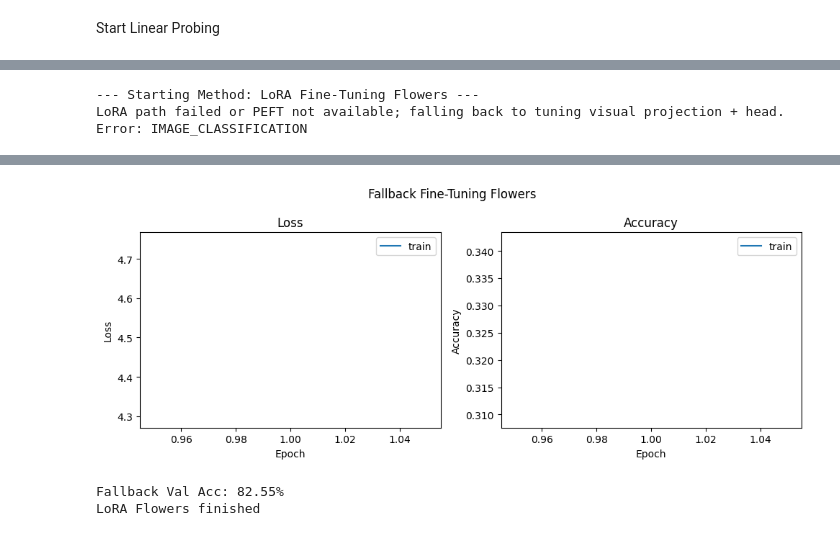
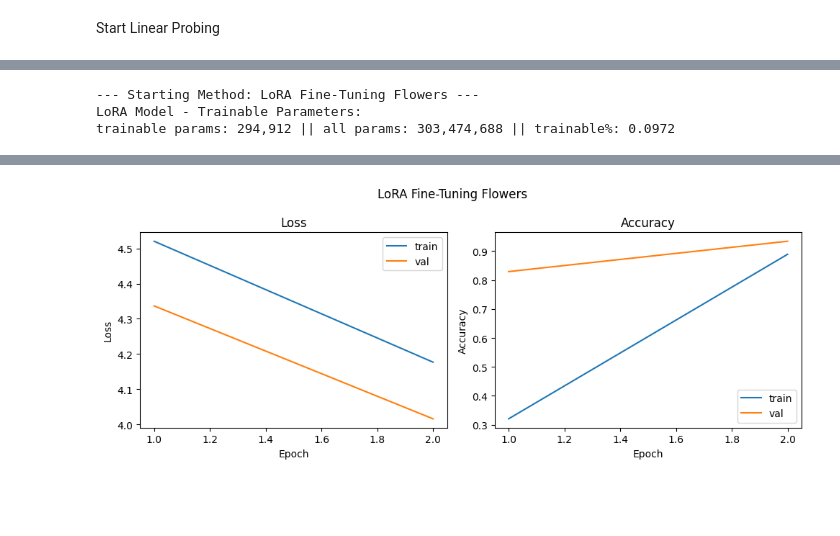
Before and after one commit to abattada/CLIP_HW, a Jupyter notebook: Task2.ipynb, the cells around one changed output, grey strips where cells are left out. Drawn from its saved outputs; the diff is of its cells as text; code cells hidden in the pictures; blank space fills up the shorter version.

```diff
--- a/Task2.ipynb
+++ b/Task2.ipynb
@@ -104,11 +105,11 @@ os.environ["TOKENIZERS_PARALLELISM"] = "false"
 # some settings
 DEVICE = "cuda" if torch.cuda.is_available() else "cpu"
 MODEL_ID = "openai/clip-vit-large-patch14" # pre-trained CLIP model (ViT-L/14)
-BATCH_SIZE = 256 # adjust based on your GPU memory
+LINEAR_BATCH_SIZE = 512 # adjust based on your GPU memory
+FINE_BATCH_SIZE   = 8  # adjust based on your GPU memory
 NUM_WORKERS = 8
-gradient_accumulation_steps = 1 # adjust based on your GPU memory
 # For Linear Probe & LoRA
-NUM_EPOCHS = 1
+NUM_EPOCHS = 2
 print(f"Using device: {DEVICE}")
 
 
@@ -170,7 +171,7 @@ print(f"Total test samples (Flowers102): {len(flowers102_test_dts)}")  # 6149
 
 flowers102_train_loader = DataLoader(
     flowers102_train_dts,
-    batch_size=BATCH_SIZE,
+    batch_size=LINEAR_BATCH_SIZE,
     shuffle=True,
     num_workers=NUM_WORKERS,
     pin_memory=True,
@@ -178,7 +179,7 @@ flowers102_train_loader = DataLoader(
 
 flowers102_val_loader = DataLoader(
     flowers102_val_dts,
-    batch_size=BATCH_SIZE,
+    batch_size=LINEAR_BATCH_SIZE,
     shuffle=False,
     num_workers=NUM_WORKERS,
     pin_memory=True,
@@ -186,7 +187,7 @@ flowers102_val_loader = DataLoader(
 
 flowers102_test_loader = DataLoader(
     flowers102_test_dts,
-    batch_size=BATCH_SIZE,
+    batch_size=LINEAR_BATCH_SIZE,
     shuffle=False,
     num_workers=NUM_WORKERS,
     pin_memory=True,
@@ -285,7 +286,7 @@ def hf_collate_fn(batch):
 from torch.utils.data import DataLoader
 cub_bird_train_loader = DataLoader(
     cub_bird_train_dts,
-    batch_size=BATCH_SIZE,
+    batch_size=LINEAR_BATCH_SIZE,
     shuffle=True,
     num_workers=NUM_WORKERS,
     pin_memory=True,
@@ -294,7 +295,7 @@ cub_bird_train_loader = DataLoader(
 
 cub_bird_val_loader = DataLoader(
     cub_bird_val_dts,
-    batch_size=BATCH_SIZE,
+    batch_size=LINEAR_BATCH_SIZE,
     shuffle=False,
     num_workers=NUM_WORKERS,
     pin_memory=True,
@@ -303,7 +304,7 @@ cub_bird_val_loader = DataLoader(
 
 cub_bird_test_loader = DataLoader(
     cub_bird_test_dts,
-    batch_size=BATCH_SIZE,
+    batch_size=LINEAR_BATCH_SIZE,
     shuffle=False,
     num_workers=NUM_WORKERS,
     pin_memory=True,
@@ -334,6 +335,21 @@ Parakeet Auklet
 Rhinoceros Auklet
 Brewer Blackbird
 Red winged Blackbird
+# %%
+def free_gpu():
+    # 刪除不再需要的物件
+    for name in ("head", "optimizer", "model_lora", "vision_model_lora", "model_fb", "model"):
+        if name in globals():
+            try:
+                del globals()[name]
+            except Exception:
+                pass
+
+    # 強制回收
+    gc.collect()
+    torch.cuda.empty_cache()
+    # 若需要同步
+    torch.cuda.synchronize() if torch.cuda.is_available() else None
 # %% [markdown]
 Start Linear Probing
 # %%
@@ -605,8 +676,8 @@ try:
     vision_model = model_lora.vision_model
 
     lora_config = LoraConfig(
-        r=8,
-        lora_alpha=16,
+        r=2,
+        lora_alpha=4,
         target_modules=["q_proj", "v_proj", "k_proj"],
         lora_dropout=0.05,
         bias="none",
@@ -771,6 +842,10 @@ except Exception as e:
         print(f"Fallback Val Acc: {eval_fb()*100:.2f}%")
 
 print('LoRA Flowers finished')
+
+
+free_gpu()
 # %% [output]
 --- Starting Method: LoRA Fine-Tuning Flowers ---
-LoRA path failed or PEFT not available; falling back to tuning visual projection + head. Error: IMAGE_CLASSIFICATION
+LoRA Model - Trainable Parameters:
+trainable params: 294,912 || all params: 303,474,688 || trainable%: 0.0972
@@ -778,3 +854 @@ Fallback epoch 1 - Train Loss: 4.5191 | Train Acc: 32.55%
-[figure, old version]
+[figure, new version]
-Fallback Val Acc: 82.55%
-LoRA Flowers finished
```
Also changed, not shown: parts of 7 cells of this notebook.
